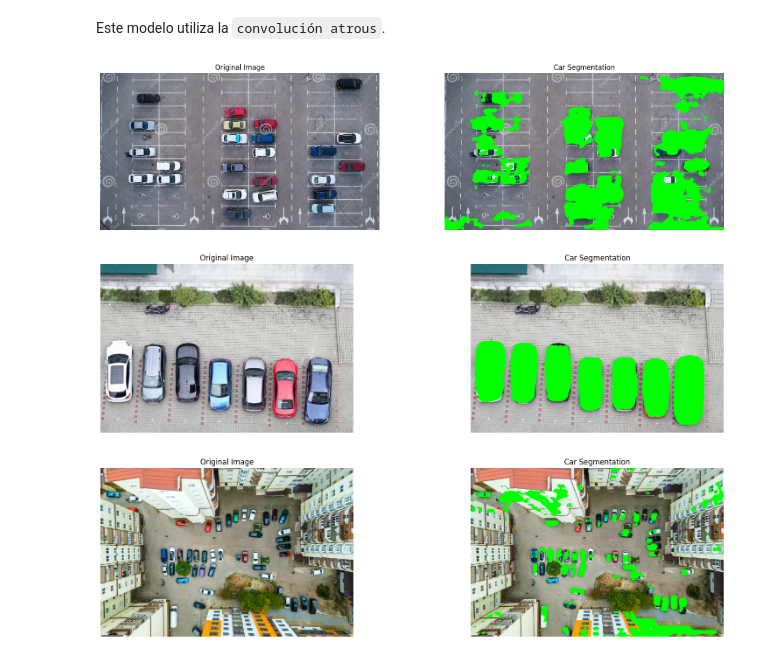
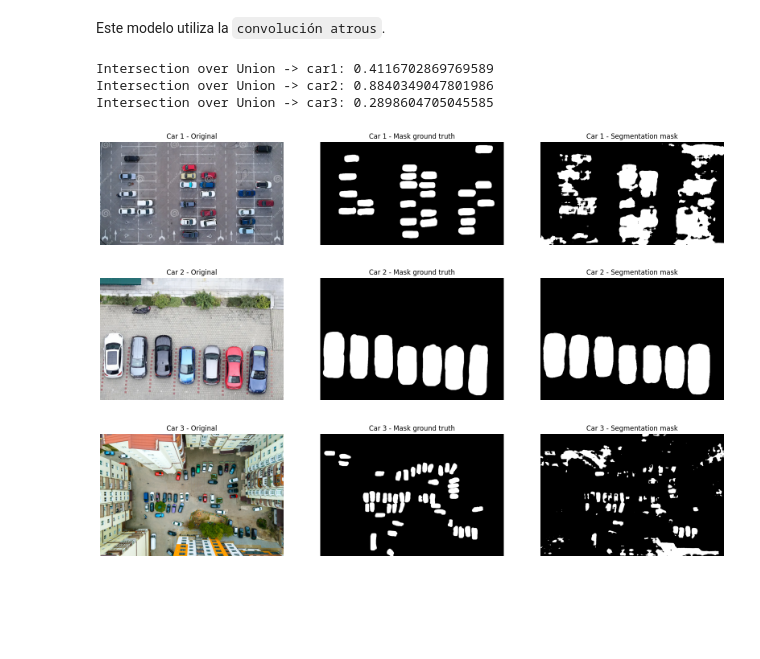
Before and after one commit to itonx/1021H, a Jupyter notebook: segmentation/segmentation.ipynb, the cells around one changed output. Saved outputs shown, nothing was run; the diff lists cells and outputs as text; code cells hidden in the pictures; blank space fills up the shorter version.

Commit message:
Add ground truth validation to semantic segmentation results

```diff
--- a/segmentation/segmentation.ipynb
+++ b/segmentation/segmentation.ipynb
@@ -79,12 +87,28 @@ def show_images(img, img_result):
 model = load_model()
 # %%
-img1, img_result1 = semantic_segmentation(model, './cars_startup/car1.png')
-img2, img_result2 = semantic_segmentation(model, './cars_startup/car2.png')
-img3, img_result3 = semantic_segmentation(model, './cars_startup/car3.jpg')
-show_images(img1, img_result1)
-show_images(img2, img_result2)
-show_images(img3, img_result3)
+# Get segmentation mask images
+car1, _, pred_mask_car_arr1 = semantic_segmentation(model, './cars_startup/car1.png')
+car2, _, pred_mask_car_arr2 = semantic_segmentation(model, './cars_startup/car2.png')
+car3, _, pred_mask_car_arr3 = semantic_segmentation(model, './cars_startup/car3.jpg')
+
+# Load ground truth images
+_, gt_mask_car_arr1 = get_img_with_arr('./cars_ground_truth/car1_ground_truth.png')
+_, gt_mask_car_arr2 = get_img_with_arr('./cars_ground_truth/car2_ground_truth.png')
+_, gt_mask_car_arr3 = get_img_with_arr('./cars_ground_truth/car3_ground_truth.png')
+
+# Ground Truth - Calculate Intersection over Union metrics
+print('Intersection over Union -> car1: ' + str(calculate_iou(pred_mask_car_arr1, gt_mask_car_arr1)))
+print('Intersection over Union -> car2: ' + str(calculate_iou(pred_mask_car_arr2, gt_mask_car_arr2)))
+print('Intersection over Union -> car3: ' + str(calculate_iou(pred_mask_car_arr3, gt_mask_car_arr3)))
+
+# Display all images with their masks
+show_images({ 'title': 'Car 1 - Original', 'img_data': car1 }, { 'title': 'Car 1 - Mask ground truth', 'img_data': gt_mask_car_arr1 }, { 'title': 'Car 1 - Segmentation mask', 'img_data': pred_mask_car_arr1})
+show_images({ 'title': 'Car 2 - Original', 'img_data': car2 }, { 'title': 'Car 2 - Mask ground truth', 'img_data': gt_mask_car_arr2 }, { 'title': 'Car 2 - Segmentation mask', 'img_data': pred_mask_car_arr2})
+show_images({ 'title': 'Car 3 - Original', 'img_data': car3 }, { 'title': 'Car 3 - Mask ground truth', 'img_data': gt_mask_car_arr3 }, { 'title': 'Car 3 - Segmentation mask', 'img_data': pred_mask_car_arr3})
 # %% [output]
+Intersection over Union -> car1: 0.4116702869769589
+Intersection over Union -> car2: 0.8840349047801986
+Intersection over Union -> car3: 0.2898604705045585
-[figure, old version]
+[figure, new version]
-[figure, old version]
+[figure, new version]
-[figure, old version]
+[figure, new version]
```
Also changed, not shown: parts of 1 cell of this notebook, 3 other files.
